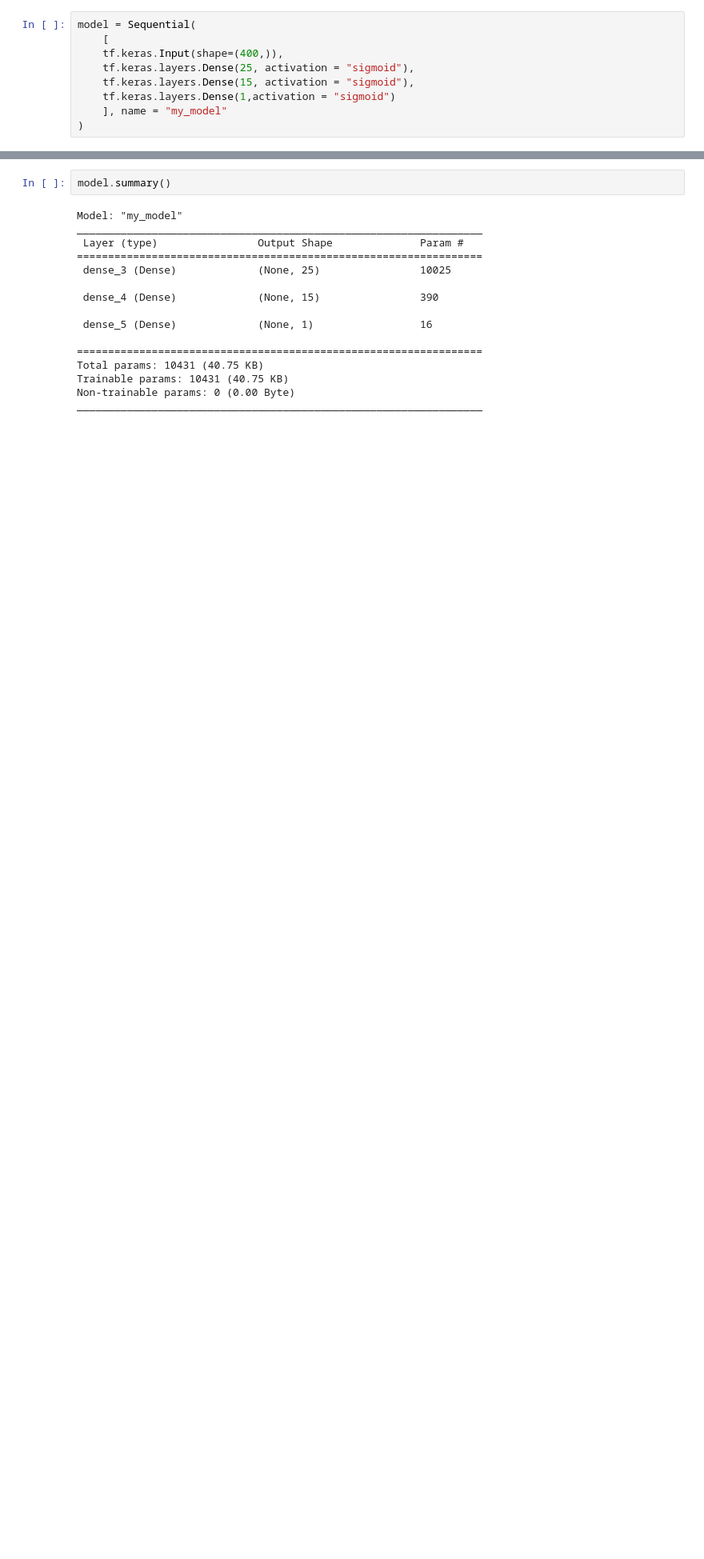
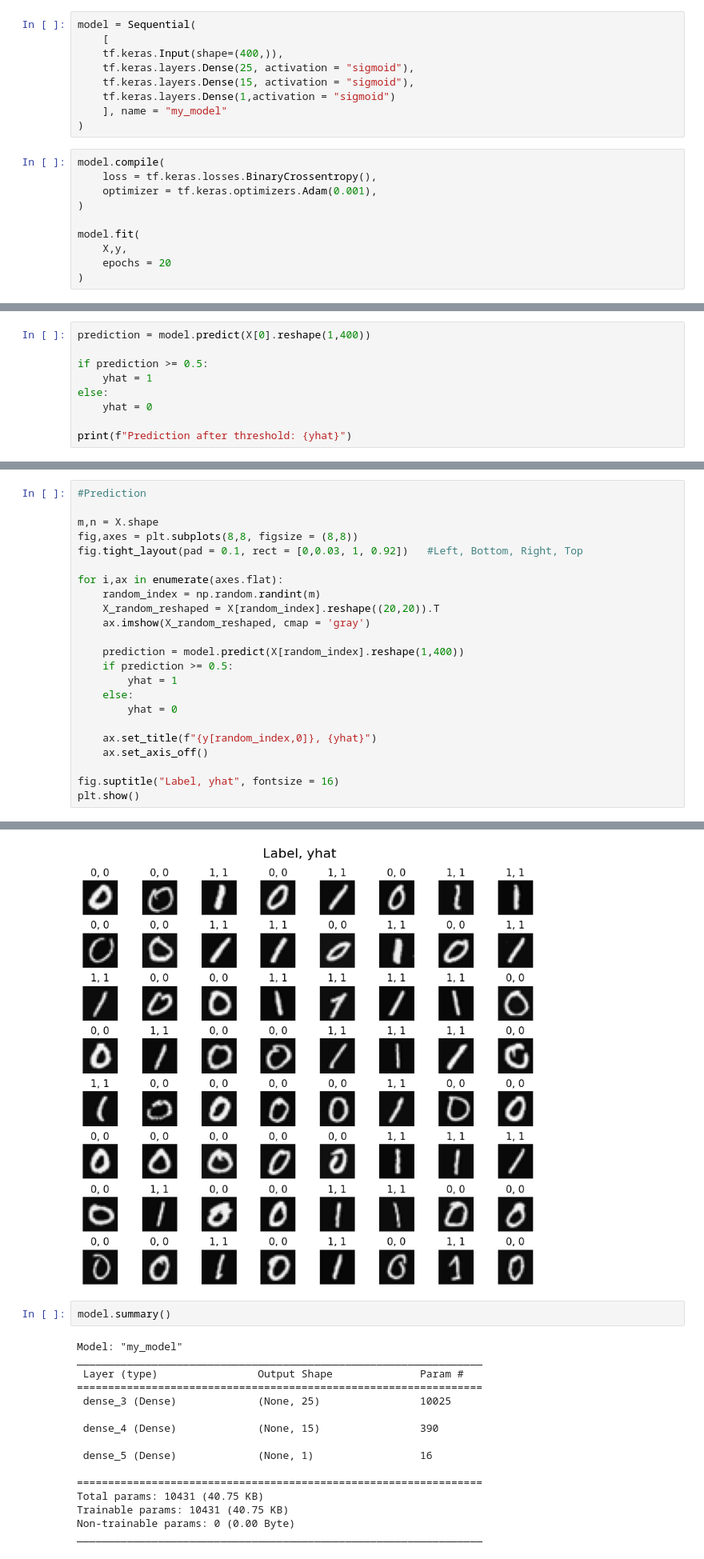
Before and after one commit to harsh194/machine_learning, a Jupyter notebook: Handwritten_Digit_Recognition.ipynb, the cells around one changed output, grey strips where cells are left out. Shown: that part at 80% size. Saved outputs shown, nothing was run; the diff lists cells and outputs as text; blank space fills up the shorter version.

```diff
--- a/Handwritten_Digit_Recognition.ipynb
+++ b/Handwritten_Digit_Recognition.ipynb
@@ -55,3 +55,13 @@ model = Sequential(
     tf.keras.layers.Dense(1,activation = "sigmoid")
     ], name = "my_model"
 )
+# %%
+model.compile(
+    loss = tf.keras.losses.BinaryCrossentropy(),
+    optimizer = tf.keras.optimizers.Adam(0.001),
+)
+
+model.fit(
+    X,y,
+    epochs = 20
+)
@@ -57,0 +87,9 @@ model = Sequential(
+# %%
+prediction = model.predict(X[0].reshape(1,400))
+
+if prediction >= 0.5:
+    yhat = 1
+else:
+    yhat = 0
+
+print(f"Prediction after threshold: {yhat}")
@@ -57,0 +99,24 @@ model = Sequential(
+# %%
+#Prediction
+
+m,n = X.shape
+fig,axes = plt.subplots(8,8, figsize = (8,8))
+fig.tight_layout(pad = 0.1, rect = [0,0.03, 1, 0.92])   #Left, Bottom, Right, Top
+
+for i,ax in enumerate(axes.flat):
+    random_index = np.random.randint(m)
+    X_random_reshaped = X[random_index].reshape((20,20)).T
+    ax.imshow(X_random_reshaped, cmap = 'gray')
+
+    prediction = model.predict(X[random_index].reshape(1,400))
+    if prediction >= 0.5:
+        yhat = 1
+    else:
+        yhat = 0
+
+    ax.set_title(f"{y[random_index,0]}, {yhat}")
+    ax.set_axis_off()
+
+fig.suptitle("Label, yhat", fontsize = 16)
+plt.show()
+# %% [output]
@@ -58,3 +140,4 @@ model = Sequential(
+[figure, added]
 # %%
 model.summary()
 # %% [output]
```
Also changed, not shown: parts of 11 cells of this notebook.
